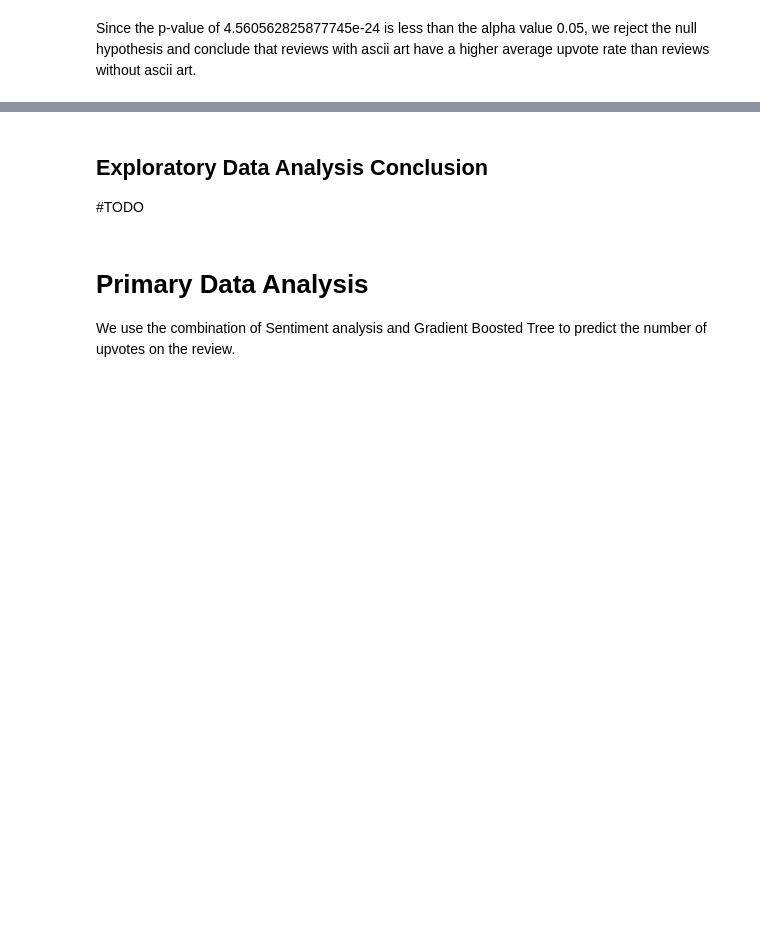
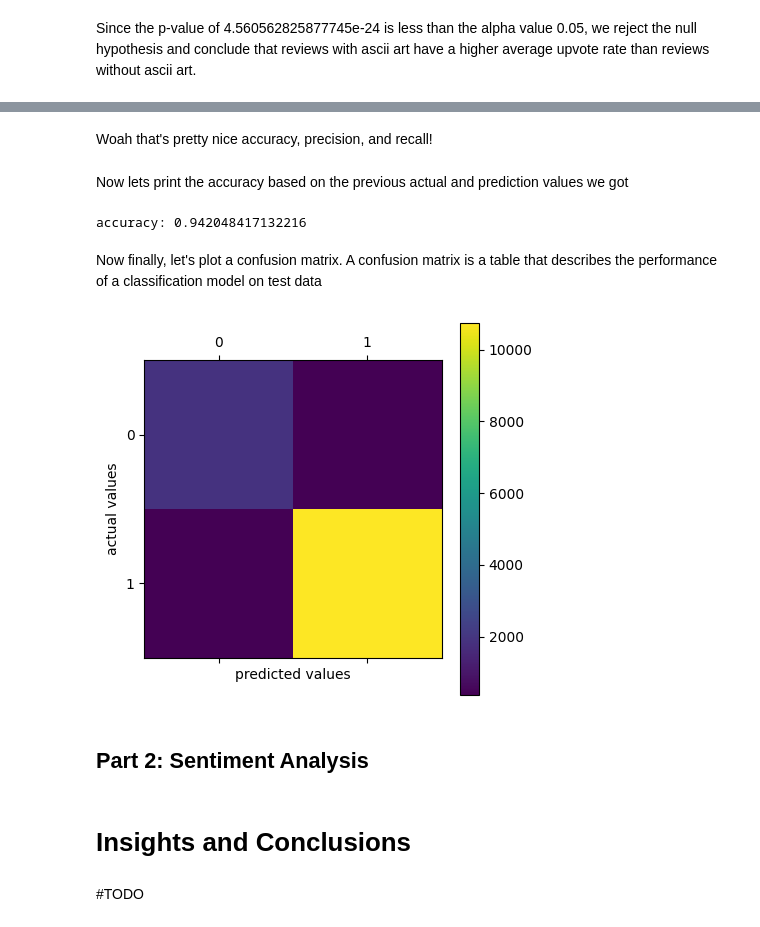
Before and after one commit to Loldude0/CMSC320-cyberpunk, a Jupyter notebook: exploration.ipynb, the cells around one changed output, grey strips where cells are left out. Cells and saved outputs as stored; diff of their text form; code cells hidden in the pictures; blank space fills up the shorter version.

```diff
--- a/exploration.ipynb
+++ b/exploration.ipynb
@@ -262,0 +543,16 @@ plt.show()
+# %%
+model.eval() #set the model to evaluation mode
+actual = []
+prediction = []
+for batch in test_dataloader: #for each batch in the test data
+    with torch.no_grad(): #we do this because we don't want to calculate the gradients for the test data
+        batch = tuple(t.to(device) for t in batch)
+        input_ids = batch[0]
+        mask = batch[1]
+        labels = batch[2]
+
+        outputs = model(input_ids, attention_mask=mask)
+        actual.extend(labels.cpu().numpy()) #add the actual values
+        prediction.extend(torch.argmax(outputs.logits, axis=1).cpu().numpy()) #get the predictions
+
+print(classification_report(actual, prediction)) #print the classification report
@@ -263,6 +568,26 @@ plt.show()
+# %% [markdown]
+Woah that's pretty nice accuracy, precision, and recall!
+# %% [markdown]
+Now lets print the accuracy based on the previous actual and prediction values we got
+# %%
+accuracy = accuracy_score(actual, prediction)
+print(f"accuracy: {accuracy}")
+# %% [output]
+accuracy: 0.942048417132216
+# %% [markdown]
+Now finally, let's plot a confusion matrix. A confusion matrix is a table that describes the performance of a classification model on test data
+# %%
+matrix = confusion_matrix(actual, prediction)
+plt.matshow(matrix)
+plt.colorbar()
+plt.xlabel('predicted values')
+plt.ylabel('actual values')
+plt.show()
+# %% [output]
+[figure, added]
+# %% [markdown]
+## Part 2: Sentiment Analysis
+# %% [markdown]
+# __Insights and Conclusions__
 # %% [markdown]
-## Exploratory Data Analysis Conclusion
 #TODO
-# %% [markdown]
-# __Primary Data Analysis__
-We use the combination of Sentiment analysis and Gradient Boosted Tree to predict the number of upvotes on the review.
```
Also changed, not shown: parts of 81 cells of this notebook, 1 other file.
